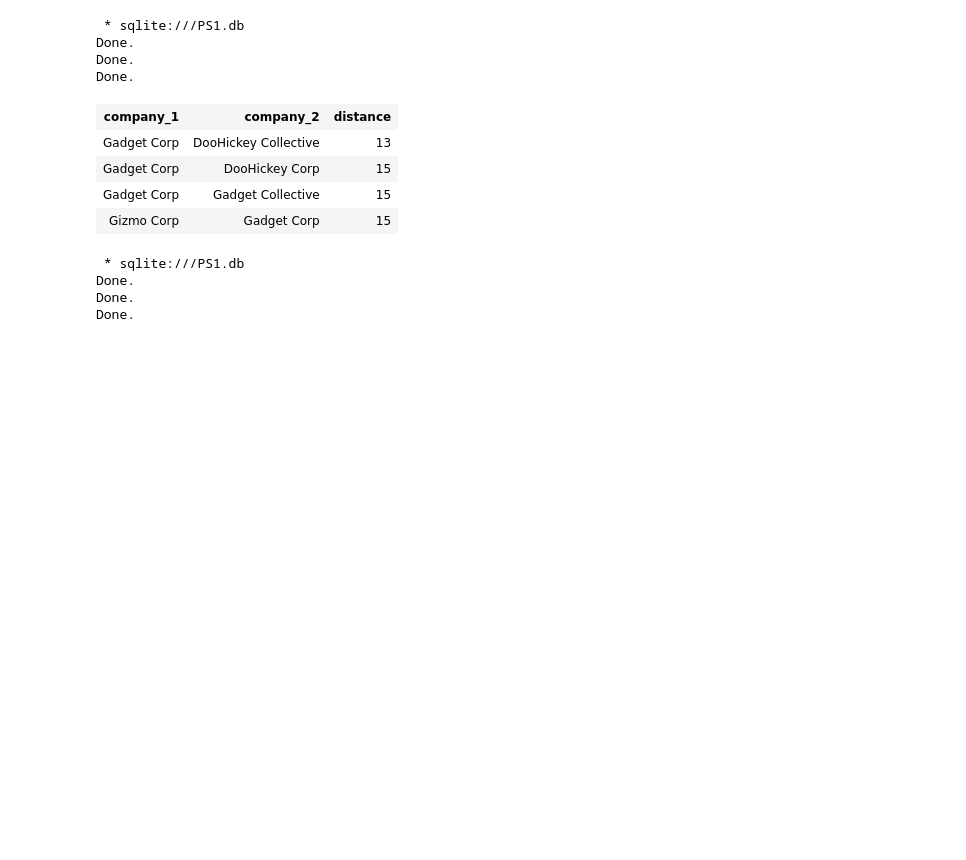
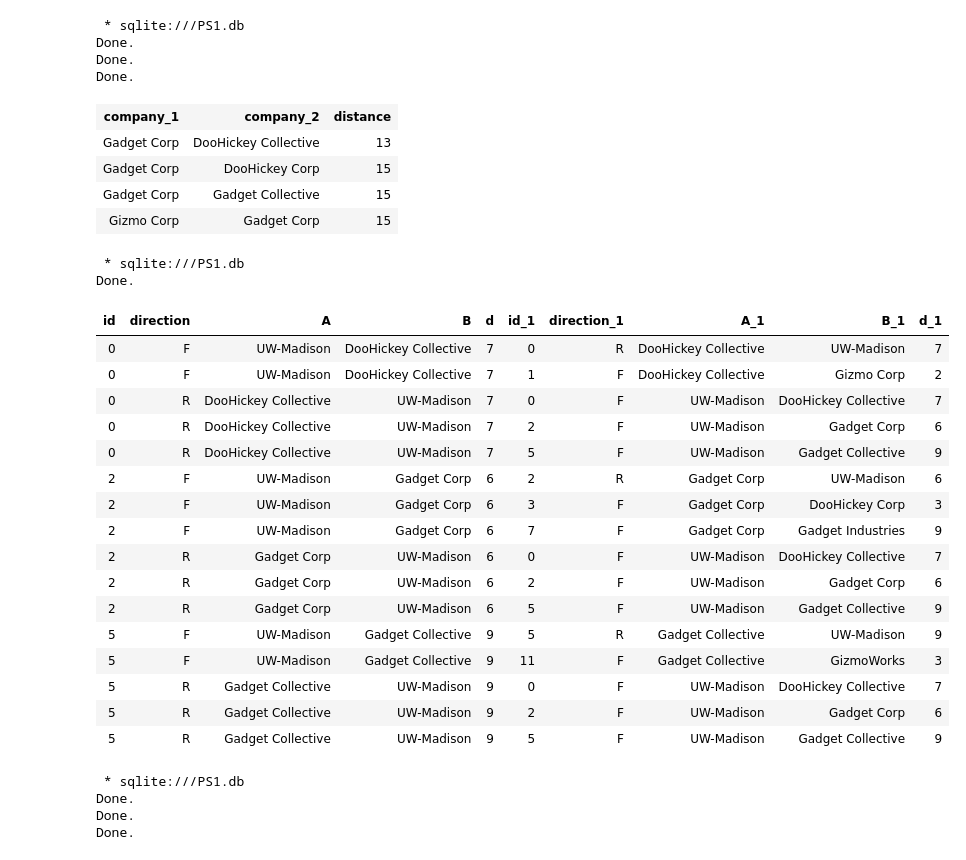
Before and after one commit to AaronMelcher/CS564, a Jupyter notebook: Homework/SQL/hw1.ipynb, the cells around one changed output. Saved outputs shown, nothing was run; the diff lists cells and outputs as text; code cells hidden in the pictures; blank space fills up the shorter version.

```diff
--- a/Homework/SQL/hw1.ipynb
+++ b/Homework/SQL/hw1.ipynb
@@ -494,5 +529,33 @@ Done.
 | Gadget Corp | DooHickey Corp | 15 |
 | Gadget Corp | Gadget Collective | 15 |
 | Gizmo Corp | Gadget Corp | 15 |
+# %%
+%%sql
+select *
+from streets s1
+join streets s2 on s1.B = s2.A
+where s1.A = 'UW-Madison'
+    or s1.B = 'UW-Madison'
+    and s2.B <> 'UW-Madison'
+# %% [output]
+ * sqlite:///PS1.db
+Done.
+| id | direction | A | B | d | id_1 | direction_1 | A_1 | B_1 | d_1 |
+| 0 | F | UW-Madison | DooHickey Collective | 7 | 0 | R | DooHickey Collective | UW-Madison | 7 |
+| 0 | F | UW-Madison | DooHickey Collective | 7 | 1 | F | DooHickey Collective | Gizmo Corp | 2 |
+| 0 | R | DooHickey Collective | UW-Madison | 7 | 0 | F | UW-Madison | DooHickey Collective | 7 |
+| 0 | R | DooHickey Collective | UW-Madison | 7 | 2 | F | UW-Madison | Gadget Corp | 6 |
+| 0 | R | DooHickey Collective | UW-Madison | 7 | 5 | F | UW-Madison | Gadget Collective | 9 |
+| 2 | F | UW-Madison | Gadget Corp | 6 | 2 | R | Gadget Corp | UW-Madison | 6 |
+| 2 | F | UW-Madison | Gadget Corp | 6 | 3 | F | Gadget Corp | DooHickey Corp | 3 |
+| 2 | F | UW-Madison | Gadget Corp | 6 | 7 | F | Gadget Corp | Gadget Industries | 9 |
+| 2 | R | Gadget Corp | UW-Madison | 6 | 0 | F | UW-Madison | DooHickey Collective | 7 |
+| 2 | R | Gadget Corp | UW-Madison | 6 | 2 | F | UW-Madison | Gadget Corp | 6 |
+| 2 | R | Gadget Corp | UW-Madison | 6 | 5 | F | UW-Madison | Gadget Collective | 9 |
+| 5 | F | UW-Madison | Gadget Collective | 9 | 5 | R | Gadget Collective | UW-Madison | 9 |
+| 5 | F | UW-Madison | Gadget Collective | 9 | 11 | F | Gadget Collective | GizmoWorks | 3 |
+| 5 | R | Gadget Collective | UW-Madison | 9 | 0 | F | UW-Madison | DooHickey Collective | 7 |
+| 5 | R | Gadget Collective | UW-Madison | 9 | 2 | F | UW-Madison | Gadget Corp | 6 |
+| 5 | R | Gadget Collective | UW-Madison | 9 | 5 | F | UW-Madison | Gadget Collective | 9 |
 # %%
 %%sql
```
Also changed, not shown: parts of 3 cells of this notebook, 1 other file.
